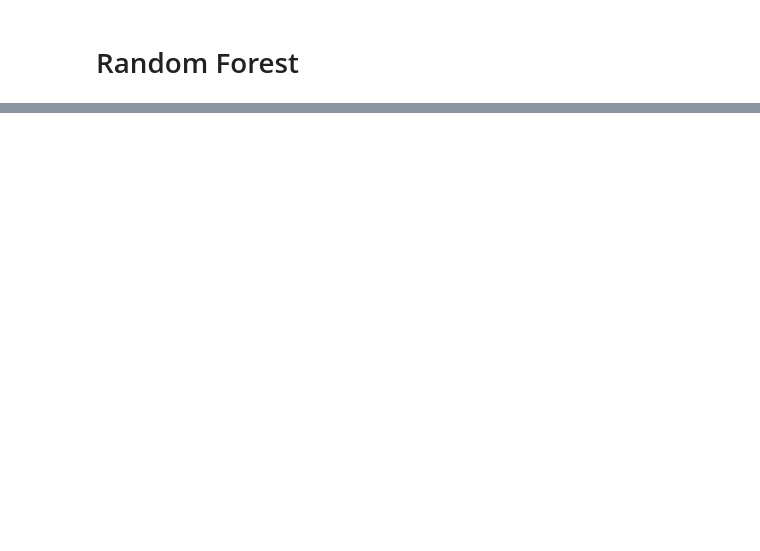
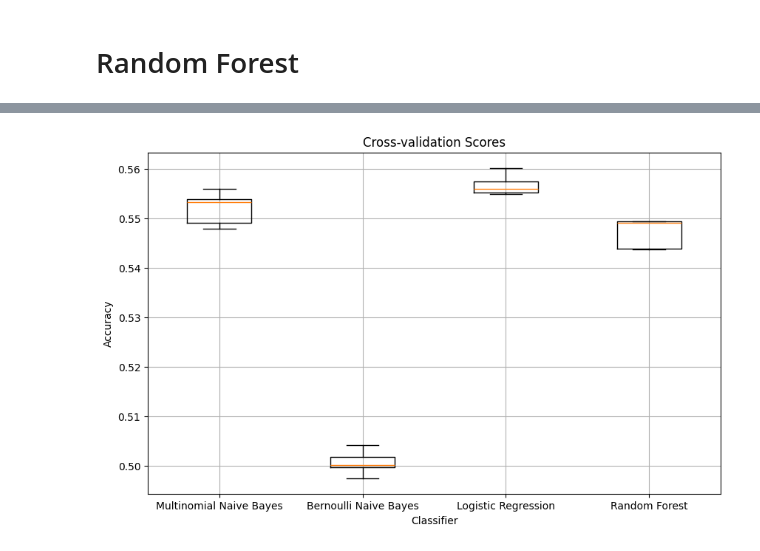
Before and after one commit to joda-cbs/NLP-Project, a Jupyter notebook: Movie Corpus_gender_analysis.ipynb, the cells around one changed output, grey strips where cells are left out. Cells and saved outputs as stored; diff of their text form; code cells hidden in the pictures; blank space fills up the shorter version.

```diff
--- a/Movie Corpus_gender_analysis.ipynb
+++ b/Movie Corpus_gender_analysis.ipynb
@@ -771,0 +874,13 @@ Total Execution Time: 21.560466051101685 seconds
+# %%
+all_scores = [nb_scores, bnb_scores, lr_scores, rf_scores]
+
+# Plot the boxplot
+plt.figure(figsize=(10, 6))
+plt.boxplot(all_scores, labels=['Multinomial Naive Bayes', 'Bernoulli Naive Bayes', 'Logistic Regression', 'Random Forest'])
+plt.title('Cross-validation Scores')
+plt.xlabel('Classifier')
+plt.ylabel('Accuracy')
+plt.grid()
+plt.show()
+# %% [output]
+[figure, added]
```
Also changed, not shown: parts of 28 cells of this notebook.
